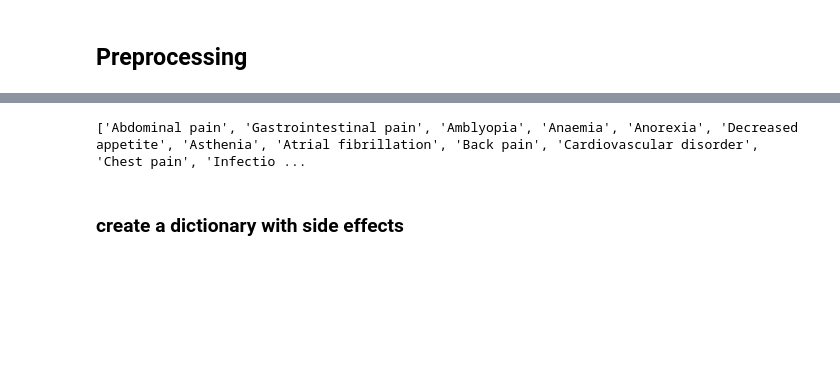
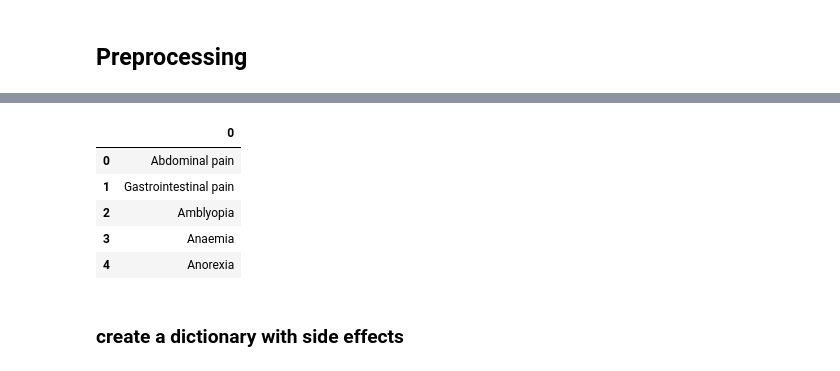
Before and after one commit to hendahmke/adverse_drug_reactions, a Jupyter notebook: notebooks/Jack_BERT.ipynb, the cells around one changed output, grey strips where cells are left out. Cells and saved outputs as stored; diff of their text form; code cells hidden in the pictures; blank space fills up the shorter version.

```diff
--- a/notebooks/Jack_BERT.ipynb
+++ b/notebooks/Jack_BERT.ipynb
@@ -121,14 +122,21 @@ data.head()
 # %%
 ## make side effects in to a single list of strings
 
 side_effects_lofl = side_effects.values.tolist()
-side_effects_lofl
+#side_effects_lofl
 side_effects_list = list(map(''.join, side_effects_lofl))
 #map(lambda x:x.lower(),side_effects_list)
 [x.lower() for x in side_effects_list]
-print(side_effects_list)
+#print(side_effects_list)e
+side_effects_df = pd.DataFrame(side_effects_list)
+side_effects_df.head()
 # %% [output]
-['Abdominal pain', 'Gastrointestinal pain', 'Amblyopia', 'Anaemia', 'Anorexia', 'Decreased appetite', 'Asthenia', 'Atrial fibrillation', 'Back pain', 'Cardiovascular disorder', 'Chest pain', 'Infectio ...
+|  | 0 |
+| 0 | Abdominal pain |
+| 1 | Gastrointestinal pain |
+| 2 | Amblyopia |
+| 3 | Anaemia |
+| 4 | Anorexia |
 # %% [markdown]
 ### create a dictionary with side effects
 # %%
```
Also changed, not shown: parts of 11 cells of this notebook, 1 other file.
